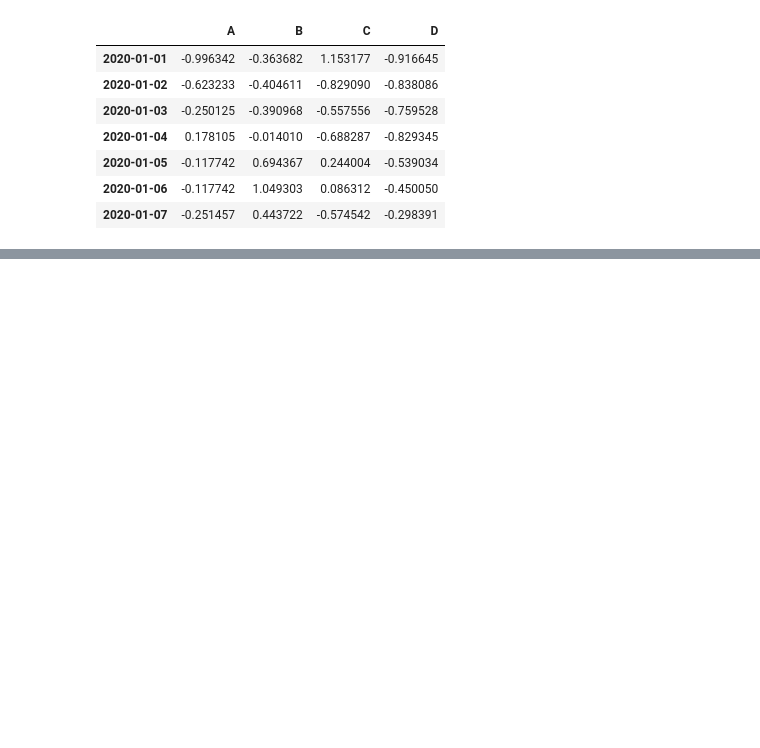
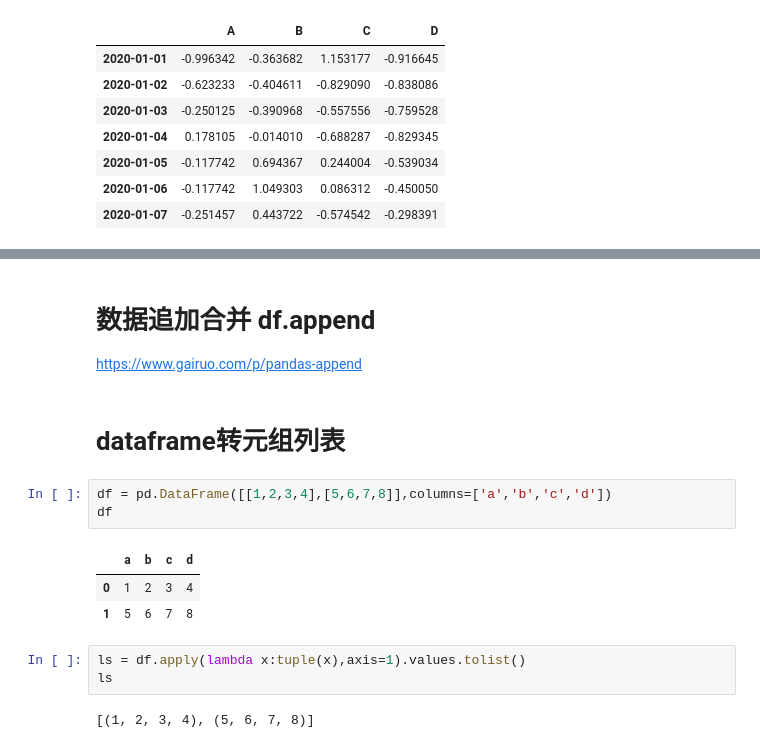
Before and after one commit to nksuya/jupyter_notebook, a Jupyter notebook: 学习笔记/pandas.ipynb, the cells around one changed output, grey strips where cells are left out. Drawn from its saved outputs; the diff is of its cells as text; blank space fills up the shorter version.

```diff
--- a/学习笔记/pandas.ipynb
+++ b/学习笔记/pandas.ipynb
@@ -370,0 +424,17 @@ pd.set_option('display.float_format', lambda x: '%.5f' % x)
+# %% [markdown]
+# 数据追加合并 df.append
+https://www.gairuo.com/p/pandas-append
+# %% [markdown]
+# dataframe转元组列表
+# %%
+df = pd.DataFrame([[1,2,3,4],[5,6,7,8]],columns=['a','b','c','d'])
+df
+# %% [output]
+|  | a | b | c | d |
+| 0 | 1 | 2 | 3 | 4 |
+| 1 | 5 | 6 | 7 | 8 |
+# %%
+ls = df.apply(lambda x:tuple(x),axis=1).values.tolist()
+ls
+# %% [output]
+[(1, 2, 3, 4), (5, 6, 7, 8)]
```
Also changed, not shown: parts of 11 cells of this notebook, 1 other file.
